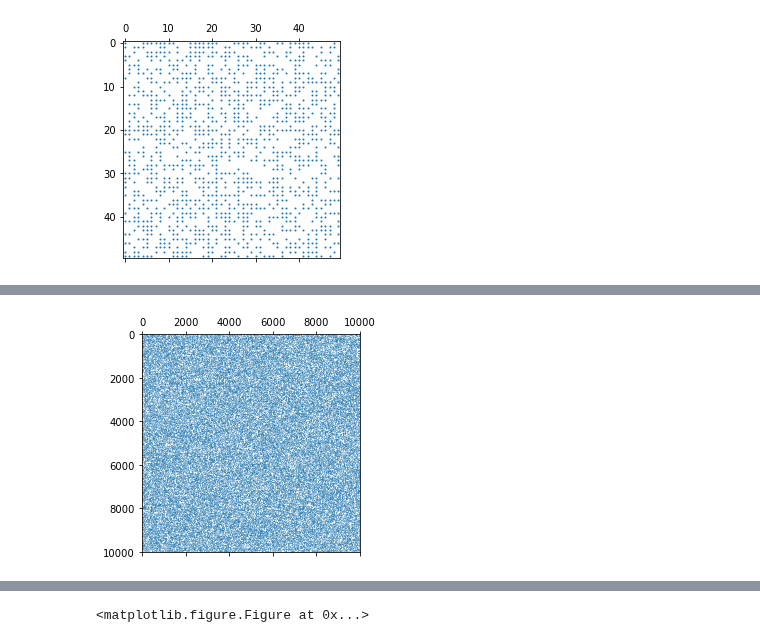
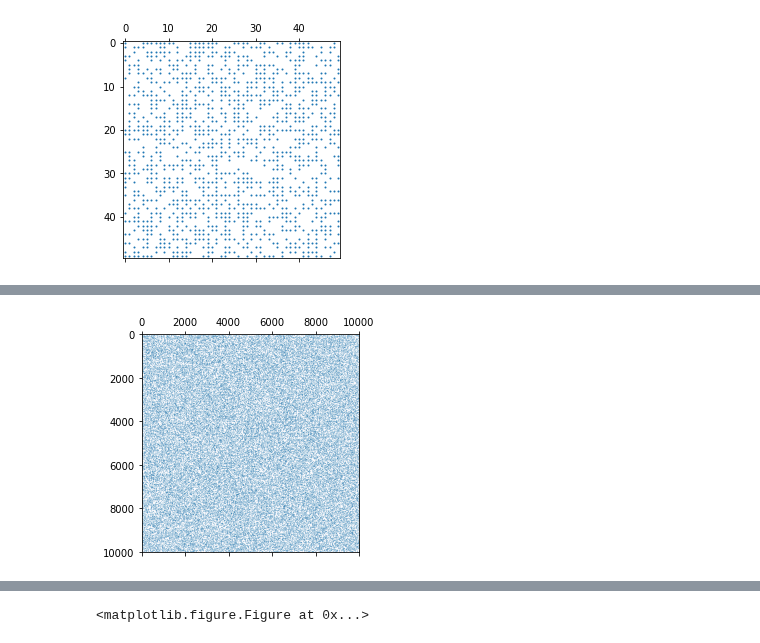
Before and after one commit to NeuroDataDesign/seelviz-f16s17, a Jupyter notebook: Luke/connectome_matlab2python.ipynb, the cells around one changed output, grey strips where cells are left out. Cells and saved outputs as stored; diff of their text form; code cells hidden in the pictures.

```diff
--- a/Luke/connectome_matlab2python.ipynb
+++ b/Luke/connectome_matlab2python.ipynb
@@ -38,8 +38,9 @@ plt.show()
 # %%
+## plot same graph but randomly resorted
 np.random.seed(12345)
 pi=np.random.permutation(n)
-plt.spy(A[np.ix_(pi,pi)], marker='o', markersize=0.1)
+plt.spy(A[np.ix_(pi,pi)], marker='o', markersize=0.05)
 plt.show()
 # %% [output]
-[figure, old version]
+[figure, new version]
 # %%
```
Also changed, not shown: parts of 6 cells of this notebook.
